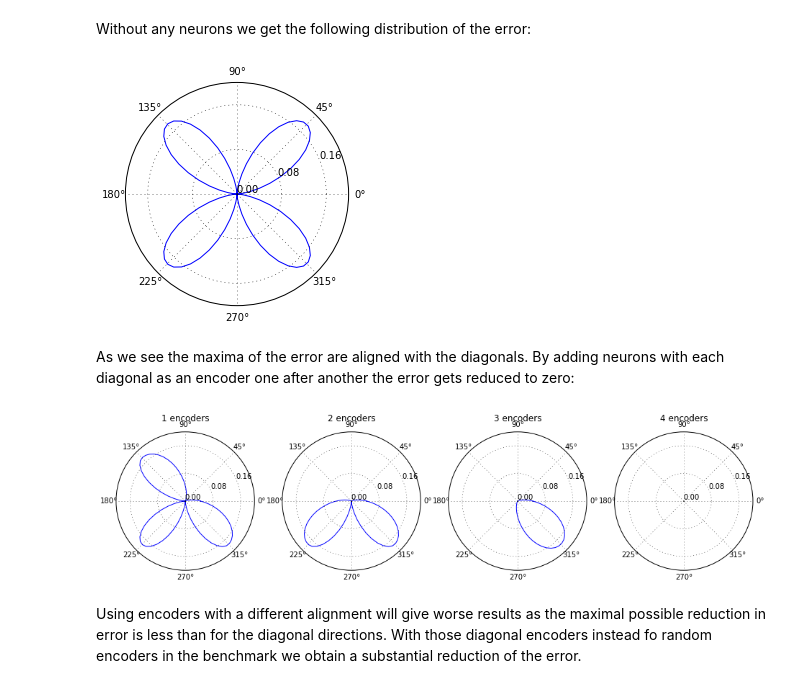
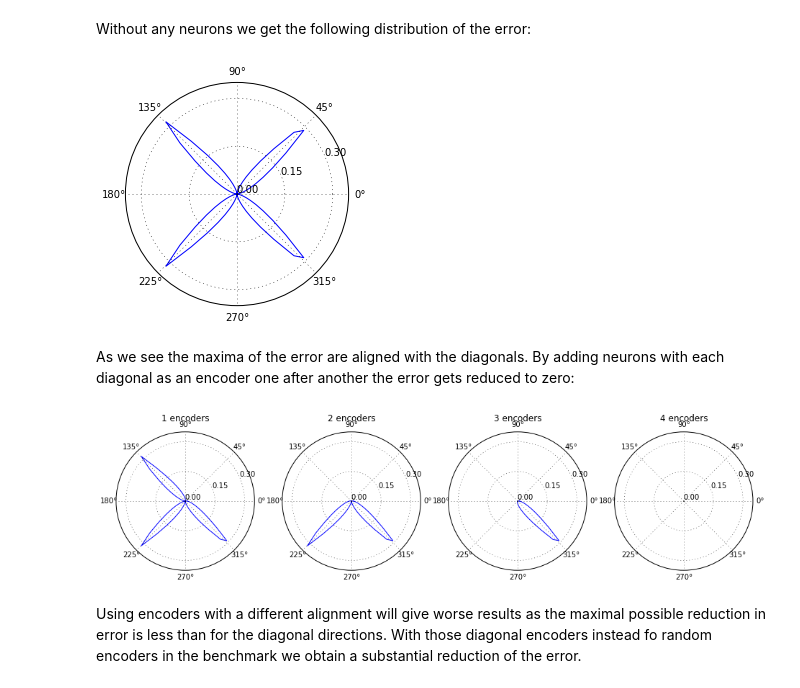
Before and after one commit to ctn-archive/technical-reports, a Jupyter notebook: Precise-multiplications-with-the-NEF.ipynb, the cells around one changed output. Drawn from its saved outputs; the diff is of its cells as text; code cells hidden in the pictures.

Commit message:
Correct error calculation for encoders.

```diff
--- a/Precise-multiplications-with-the-NEF.ipynb
+++ b/Precise-multiplications-with-the-NEF.ipynb
@@ -220,0 +223,7 @@ In this equation $R$ is the maximum radius of the NEF ensemble used for the mult
+# %%
+def radius(phi):
+    return 1. / np.cos((phi + np.pi / 4.) % (np.pi / 2.) - np.pi / 4.)
+
+phis = np.linspace(0., 2. * np.pi, 100)
+ax = plt.subplot(1, 1, 1, polar=True)
+ax.plot(phis, radius(phis))
@@ -221,22 +233,22 @@ In this equation $R$ is the maximum radius of the NEF ensemble used for the mult
 # %%
-def mult_err(phi, encoders=[], R=np.sqrt(2.)):
+def mult_err(phi, encoders=[]):
     if len(encoders) > 0:
         cos_sin_psi = np.cos(encoders) * np.sin(encoders)
         diff = np.maximum(0., np.cos(np.subtract.outer(encoders, phi)))
         neuron_outputs = cos_sin_psi[:, np.newaxis] * diff ** 2.
     else:
         neuron_outputs = np.zeros((0, np.asarray(phi).size))
-    return R ** 3. / 4. * (np.cos(phi) * np.sin(phi) - np.sum(neuron_outputs, axis=0))  ** 2.
+    return radius(phi) ** 6. / 6. * (np.cos(phi) * np.sin(phi) - np.sum(neuron_outputs, axis=0))  ** 2.
 # %% [markdown]
 Without any neurons we get the following distribution of the error:
 # %%
 phis = np.linspace(0., 2. * np.pi, 100)
 ax = plt.subplot(1, 1, 1, polar=True)
 ax.plot(phis, mult_err(phis))
-ax.set_rmax(0.2)
+ax.set_rmax(0.35)
 ax.yaxis.set_major_locator(MaxNLocator(3))
 # %% [output]
-[figure, old version]
+[figure, new version]
 # %% [markdown]
 As we see the maxima of the error are aligned with the diagonals. By adding neurons with each diagonal as an encoder one after another the error gets reduced to zero:
 # %%
@@ -246,11 +258,11 @@ plt.figure(figsize=(20, 8))
 for i in range(1, len(encoders) + 1):
     ax = plt.subplot(1, len(encoders) + 1, i + 1, polar=True)
     ax.plot(phis, mult_err(phis, encoders=encoders[:i]))
-    ax.set_rmax(0.2)
+    ax.set_rmax(0.35)
     ax.yaxis.set_major_locator(MaxNLocator(3))
     ax.set_title("{0} encoders".format(i))
 # %% [output]
-[figure, old version]
+[figure, new version]
 # %% [markdown]
 Using encoders with a different alignment will give worse results as the maximal possible reduction in error is less than for the diagonal directions. With those diagonal encoders instead fo random encoders in the benchmark we obtain a substantial reduction of the error.
 # %%
```
Also changed, not shown: parts of 8 cells of this notebook.
